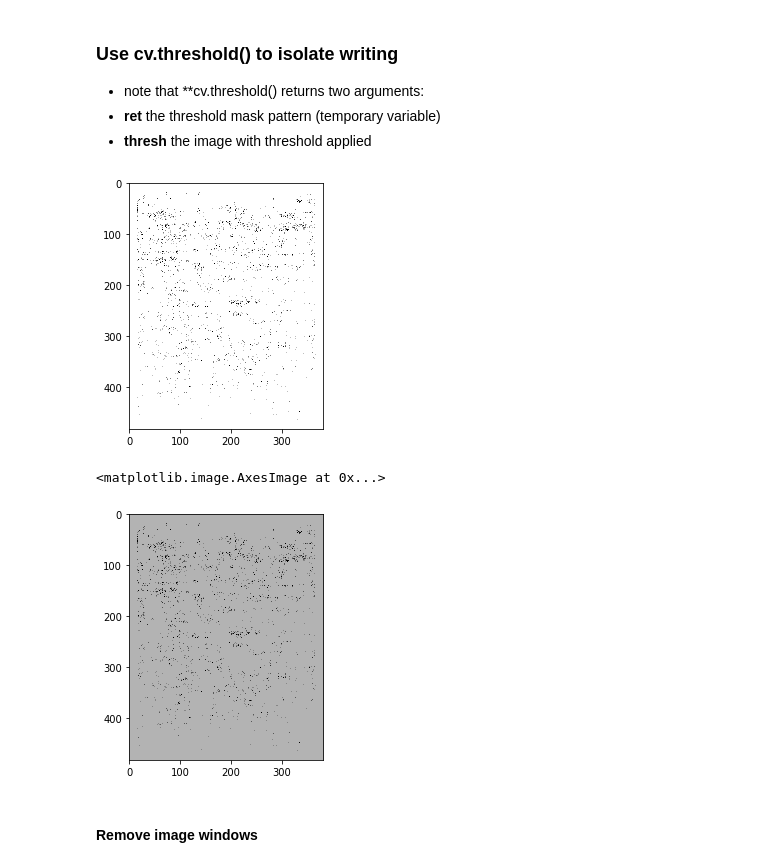
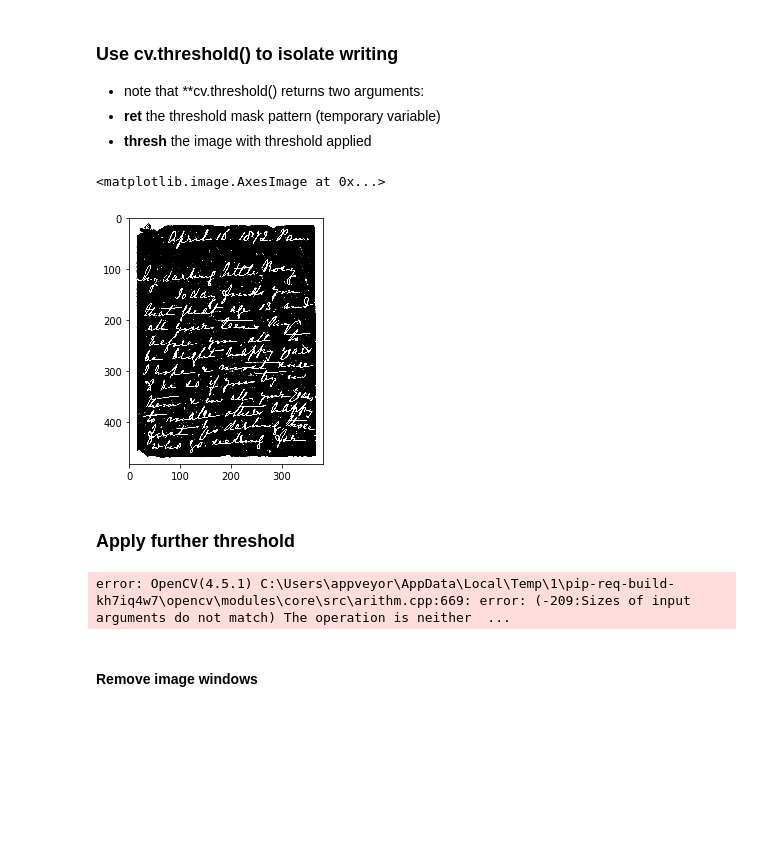
Before and after one commit to gbstringer/python-improc, a Jupyter notebook: opencv01.ipynb, the cells around one changed output. Saved outputs shown, nothing was run; the diff lists cells and outputs as text; code cells hidden in the pictures; blank space fills up the shorter version.

Commit message:
Added thresholding example

```diff
--- a/opencv01.ipynb
+++ b/opencv01.ipynb
@@ -50,20 +50,26 @@ io.imshow(makethumb(grey))
  * **ret** the threshold mask pattern (temporary variable)
  * **thresh** the image with threshold applied
 # %%
-ret,thresh = cv.threshold(grey,190,255,cv.THRESH_BINARY_INV)
+ret,thresh = cv.threshold(grey,127,255,cv.THRESH_BINARY_INV)
 
 io.imshow(makethumb(thresh))
-showbriefly(thresh)
+#showbriefly(thresh)
 # %% [output]
+<matplotlib.image.AxesImage at 0x...>
-[figure, old version]
+[figure, new version]
+# %% [markdown]
+### Apply further threshold
 # %%
-ret,through = cv.threshold(thresh,170, 180,cv.THRESH_BINARY)
+new = img
 
-io.imshow(makethumb(through))
-#showbriefly(through)
+cv.subtract(img,thresh,new,mask=0,dtype=-1)
+
+#ret,through = cv.threshold(thresh,170, 180,cv.THRESH_BINARY)
+
+io.imshow(makethumb(new))
+showbriefly(new)
 # %% [output]
-<matplotlib.image.AxesImage at 0x...>
+error: OpenCV(4.5.1) C:\Users\appveyor\AppData\Local\Temp\1\pip-req-build-kh7iq4w7\opencv\modules\core\src\arithm.cpp:669: error: (-209:Sizes of input arguments do not match) The operation is neither  ...
-[figure, removed]
 # %% [markdown]
 #### Remove image windows
 # %%
```
Also changed, not shown: 1 other file.
